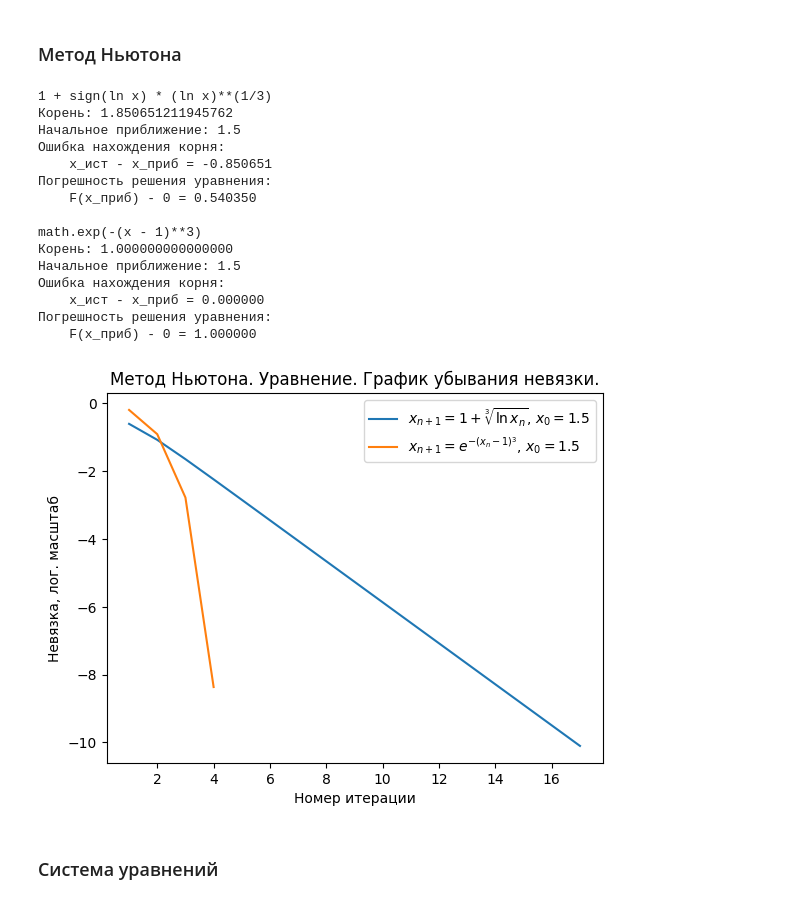
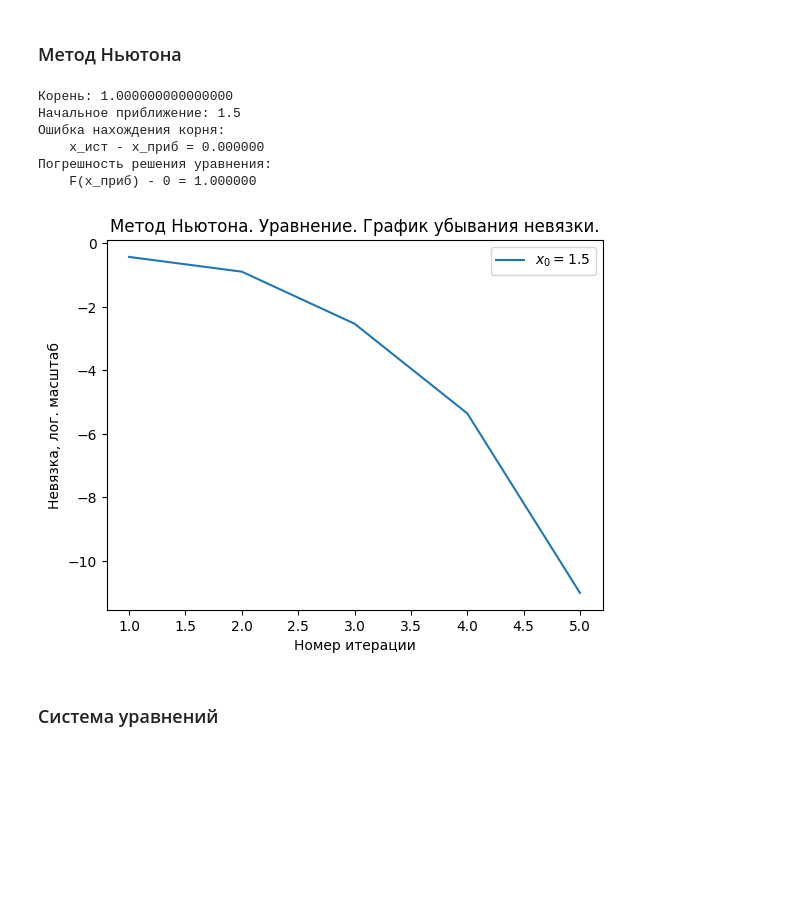
Before and after one commit to ArtemMaslov/MasFoam, a Jupyter notebook: Labs/Lab 3. Nonlinear equations.ipynb, the cells around one changed output. Drawn from its saved outputs; the diff is of its cells as text; code cells hidden in the pictures; blank space fills up the shorter version.

Commit message:
Fixed Newthon's method bug.

```diff
--- a/Labs/Lab 3. Nonlinear equations.ipynb
+++ b/Labs/Lab 3. Nonlinear equations.ipynb
@@ -216,7 +216,7 @@ def SolveFPI(F, x0, eps, residuals = None, maxIters = 100):
 
 def SolveNewthon(F, derF, x0, eps, residuals = None, maxIters = 100):
     newF = lambda xn: xn - F(xn)/derF(xn)
-    return SolveFPI(F, x0, eps, residuals, maxIters)
+    return SolveFPI(newF, x0, eps, residuals, maxIters)
 # %%
 def GetLDU(A):
     D = numpy.zeros((len(A), len(A)))
@@ -413,60 +413,36 @@ plt.show()
 # %% [markdown]
 ### Метод Ньютона
 # %%
-res1  = []
 res2  = []
-x01 = 1.5
-sol1 = SolveNewthon(TestEqFunc2, TestEqFunc2Der, x0, 1e-10, res1)
-sol2 = SolveNewthon(TestEqFunc3, TestEqFunc3Der, x0, 1e-10, res2)
+x0 = 1.5
+sol2 = SolveNewthon(TestEqFunc1, TestEqFunc1Der, x0, 1e-10, res2)
 
-r1 = funct(sol1)
 r2 = funct(sol2)
 
 print("""\
-1 + sign(ln x) * (ln x)**(1/3)
-Корень: {:.15f}
-Начальное приближение: {}
-Ошибка нахождения корня:
-    x_ист - x_приб = {:f}
-Погрешность решения уравнения:
-    F(x_приб) - 0 = {:f}
-""".format(sol1, x0, 1 - sol1, r1))
-
-print("""\
-math.exp(-(x - 1)**3)
 Корень: {:.15f}
 Начальное приближение: {}
 Ошибка нахождения корня:
     x_ист - x_приб = {:f}
 Погрешность решения уравнения:
     F(x_приб) - 0 = {:f}
 """.format(sol2, x0, 1 - sol2, r2))
 
-plt.plot(numpy.arange(1, len(res1) + 1), numpy.log10(numpy.abs(res1)), label = "$x_{{n+1}} = 1 + \\sqrt[3]{{\\ln x_n}}$, $x_0 = {}$".format(x0))
-plt.plot(numpy.arange(1, len(res2) + 1), numpy.log10(numpy.abs(res2)), label = "$x_{{n+1}} = e^{{-(x_n-1)^3}}$, $x_0 = {}$".format(x0))
+plt.plot(numpy.arange(1, len(res2) + 1), numpy.log10(numpy.abs(res2)), label="$x_0 = {}$".format(x01))
 
 plt.legend()
 plt.xlabel("Номер итерации")
 plt.ylabel("Невязка, лог. масштаб")
 plt.title("Метод Ньютона. Уравнение. График убывания невязки.")
 plt.show()
 # %% [output]
-1 + sign(ln x) * (ln x)**(1/3)
-Корень: 1.850651211945762
-Начальное приближение: 1.5
-Ошибка нахождения корня:
-    x_ист - x_приб = -0.850651
-Погрешность решения уравнения:
-    F(x_приб) - 0 = 0.540350
-
-math.exp(-(x - 1)**3)
 Корень: 1.000000000000000
 Начальное приближение: 1.5
 Ошибка нахождения корня:
     x_ист - x_приб = 0.000000
 Погрешность решения уравнения:
     F(x_приб) - 0 = 1.000000
-[figure, old version]
+[figure, new version]
 # %% [markdown]
 ### Система уравнений
 # %%
```
